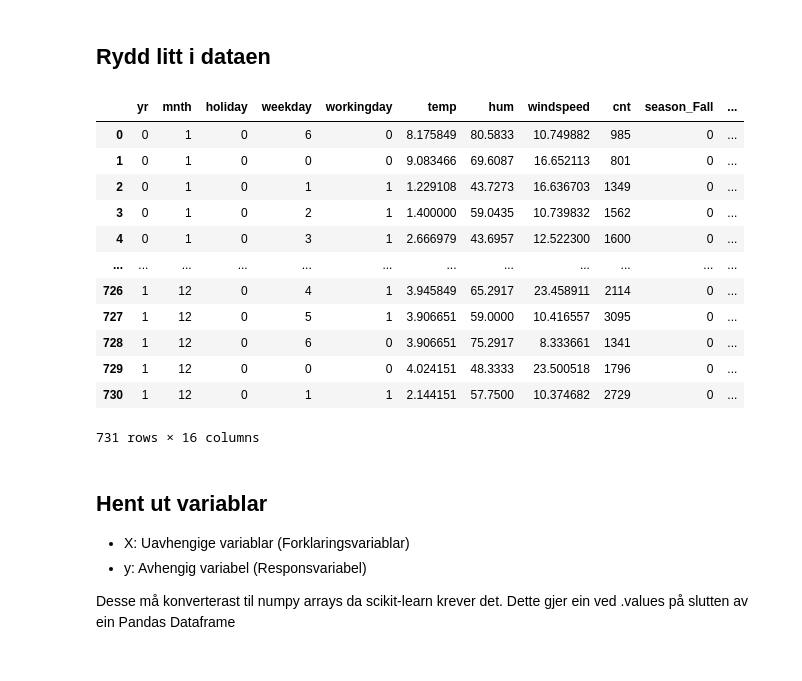
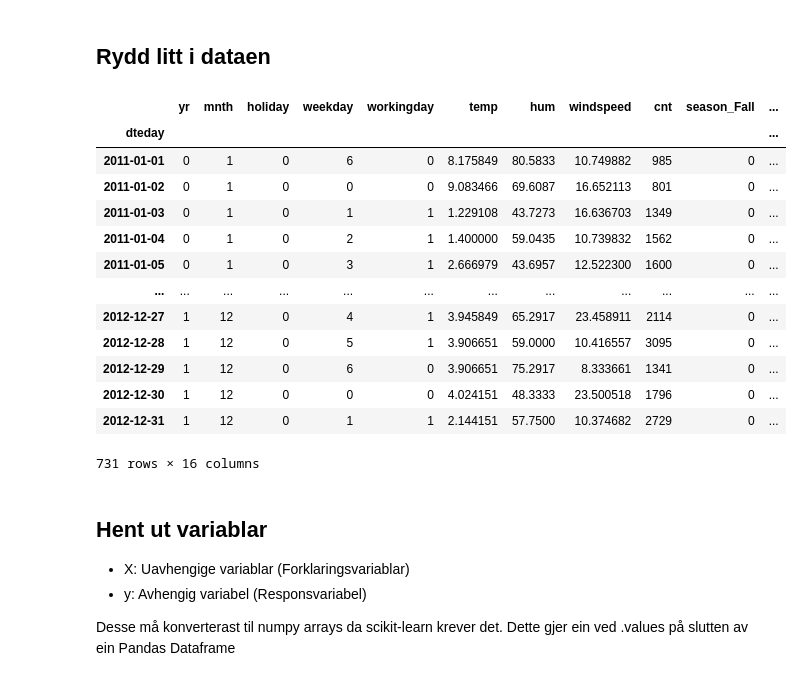
Before and after one commit to bcwein/presentations, a Jupyter notebook: tolkbar.ipynb, the cells around one changed output. Drawn from its saved outputs; the diff is of its cells as text; code cells hidden in the pictures.

```diff
--- a/tolkbar.ipynb
+++ b/tolkbar.ipynb
@@ -17,7 +19,7 @@ import seaborn as sns
 ## Rydd litt i dataen
 # %%
 data = pd.read_csv('data/day.csv')
-
+data = data.set_index('dteday')
 # De-normaliser temperatur
 data['temp'] = data['temp'] * (39 - (-8)) + (-8)
 data['atemp'] = data['atemp'] * (50 - (-16)) + (-16)
@@ -28,45 +30,45 @@ data['hum'] = data['hum'] * 100
 data = data.drop(
     [
         'instant',
-        'dteday',
         'registered',
         'casual',
         'atemp'
     ],
     axis = 1
 )
 
 # Oversett
 numeric_var = {
                 "season": {1:'Winter', 2:'Spring', 3:'Summer', 4:'Fall'},
                 "weathersit" : {1:'Clear', 2:'Mist', 3:'Rain', 4:'Rain'}
             }
 data = data.replace(numeric_var)
 
 # Gjer om kategorisk til binær
 onehot = pd.get_dummies(data.season, prefix="season")
 data = data.drop('season', axis=1)
 data = data.join(onehot)
 
 # Gjer om kategorisk til binær
 onehot = pd.get_dummies(data.weathersit, prefix="weather")
 data = data.drop('weathersit', axis=1)
 data = data.join(onehot)
 
 data
 # %% [output]
 |  | yr | mnth | holiday | weekday | workingday | temp | hum | windspeed | cnt | season_Fall | ... |
-| 0 | 0 | 1 | 0 | 6 | 0 | 8.175849 | 80.5833 | 10.749882 | 985 | 0 | ... |
-| 1 | 0 | 1 | 0 | 0 | 0 | 9.083466 | 69.6087 | 16.652113 | 801 | 0 | ... |
-| 2 | 0 | 1 | 0 | 1 | 1 | 1.229108 | 43.7273 | 16.636703 | 1349 | 0 | ... |
-| 3 | 0 | 1 | 0 | 2 | 1 | 1.400000 | 59.0435 | 10.739832 | 1562 | 0 | ... |
-| 4 | 0 | 1 | 0 | 3 | 1 | 2.666979 | 43.6957 | 12.522300 | 1600 | 0 | ... |
+| dteday |  |  |  |  |  |  |  |  |  |  | ... |
+| 2011-01-01 | 0 | 1 | 0 | 6 | 0 | 8.175849 | 80.5833 | 10.749882 | 985 | 0 | ... |
+| 2011-01-02 | 0 | 1 | 0 | 0 | 0 | 9.083466 | 69.6087 | 16.652113 | 801 | 0 | ... |
+| 2011-01-03 | 0 | 1 | 0 | 1 | 1 | 1.229108 | 43.7273 | 16.636703 | 1349 | 0 | ... |
+| 2011-01-04 | 0 | 1 | 0 | 2 | 1 | 1.400000 | 59.0435 | 10.739832 | 1562 | 0 | ... |
+| 2011-01-05 | 0 | 1 | 0 | 3 | 1 | 2.666979 | 43.6957 | 12.522300 | 1600 | 0 | ... |
 | ... | ... | ... | ... | ... | ... | ... | ... | ... | ... | ... | ... |
-| 726 | 1 | 12 | 0 | 4 | 1 | 3.945849 | 65.2917 | 23.458911 | 2114 | 0 | ... |
-| 727 | 1 | 12 | 0 | 5 | 1 | 3.906651 | 59.0000 | 10.416557 | 3095 | 0 | ... |
-| 728 | 1 | 12 | 0 | 6 | 0 | 3.906651 | 75.2917 | 8.333661 | 1341 | 0 | ... |
-| 729 | 1 | 12 | 0 | 0 | 0 | 4.024151 | 48.3333 | 23.500518 | 1796 | 0 | ... |
-| 730 | 1 | 12 | 0 | 1 | 1 | 2.144151 | 57.7500 | 10.374682 | 2729 | 0 | ... |
+| 2012-12-27 | 1 | 12 | 0 | 4 | 1 | 3.945849 | 65.2917 | 23.458911 | 2114 | 0 | ... |
+| 2012-12-28 | 1 | 12 | 0 | 5 | 1 | 3.906651 | 59.0000 | 10.416557 | 3095 | 0 | ... |
+| 2012-12-29 | 1 | 12 | 0 | 6 | 0 | 3.906651 | 75.2917 | 8.333661 | 1341 | 0 | ... |
+| 2012-12-30 | 1 | 12 | 0 | 0 | 0 | 4.024151 | 48.3333 | 23.500518 | 1796 | 0 | ... |
+| 2012-12-31 | 1 | 12 | 0 | 1 | 1 | 2.144151 | 57.7500 | 10.374682 | 2729 | 0 | ... |
 731 rows × 16 columns
 # %% [markdown]
 ## Hent ut variablar
```
Also changed, not shown: parts of 5 cells of this notebook.
